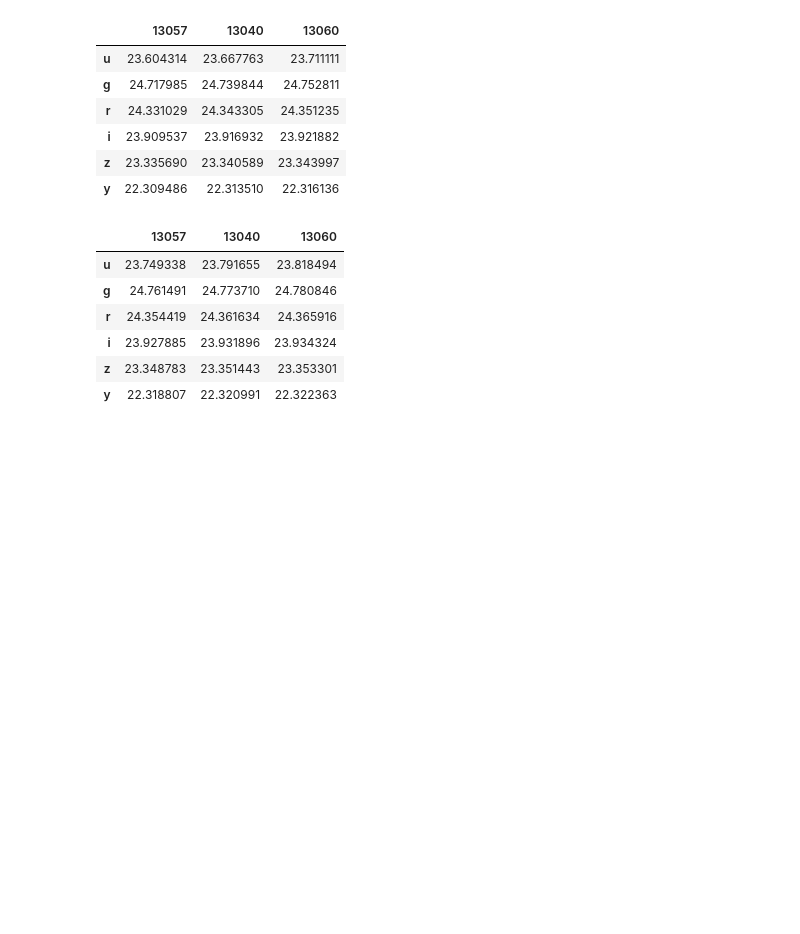
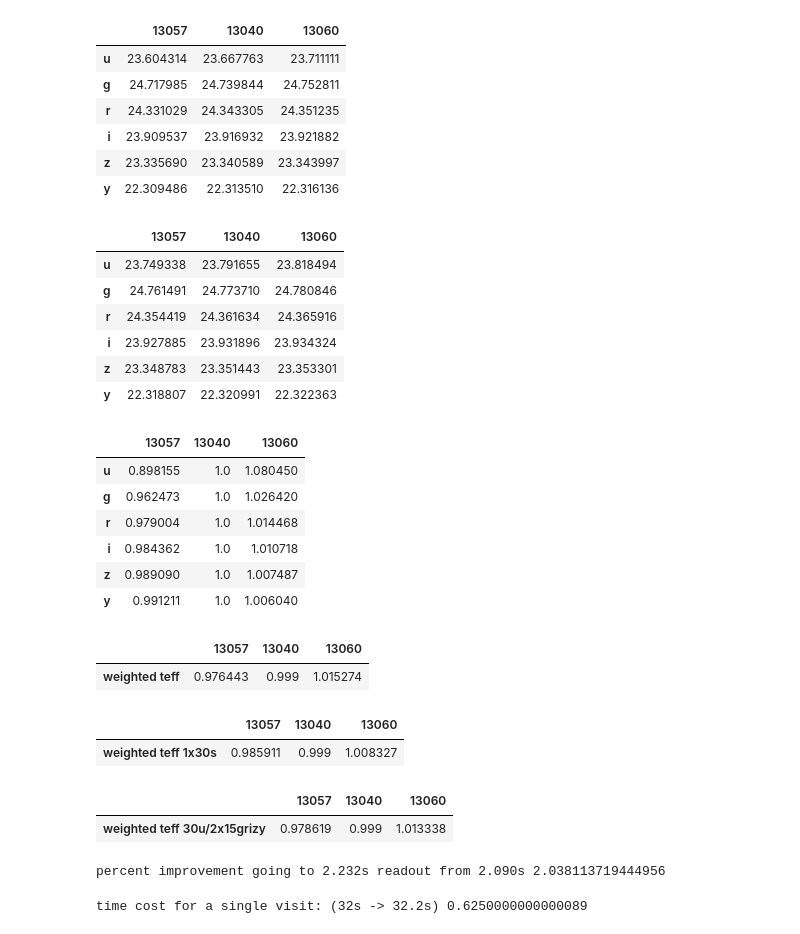
Before and after one commit to rhiannonlynne/f_factors, a Jupyter notebook: source/m5_by_amp/m5_all_amps.ipynb, the cells around one changed output. Drawn from its saved outputs; the diff is of its cells as text; code cells hidden in the pictures; blank space fills up the shorter version.

Commit message:
Add teff

```diff
--- a/source/m5_by_amp/m5_all_amps.ipynb
+++ b/source/m5_by_amp/m5_all_amps.ipynb
@@ -248,7 +249,23 @@ pd.DataFrame(med_130)
 | y | 22.318807 | 22.320991 | 22.322363 |
 # %%
 # Effective time:
+dtime_215 = {}
+dtime_130 = {}
 for s in series:
+    dtime_215[s] = {}
+    dtime_130[s] = {}
     for f in filterlist:
-        m5_215[s][f] =
-        m5_130[s][f] = np.array(m5_130[s][f])
+        dmag_215 = m5_215[s][f] - m5_215[13040][f]
+        dmag_130 = m5_130[s][f] - m5_130[13040][f]
+        dtime_215[s][f] = np.sum(np.power(10, 0.8 * (dmag_215)))/3021
+        dtime_130[s][f] = np.sum(np.power(10, 0.8 * (dmag_130)))/3021
+# %%
+pd.DataFrame(dtime_215)
+# %% [output]
+|  | 13057 | 13040 | 13060 |
+| u | 0.898155 | 1.0 | 1.080450 |
+| g | 0.962473 | 1.0 | 1.026420 |
+| r | 0.979004 | 1.0 | 1.014468 |
+| i | 0.984362 | 1.0 | 1.010718 |
+| z | 0.989090 | 1.0 | 1.007487 |
+| y | 0.991211 | 1.0 | 1.006040 |
@@ -254,0 +283,30 @@ for s in series:
+# %%
+pd.DataFrame(weighted_dtime_215, index=['weighted teff 2x15s'])
+# %% [output]
+|  | 13057 | 13040 | 13060 |
+| weighted teff | 0.976443 | 0.999 | 1.015274 |
+# %%
+pd.DataFrame(weighted_dtime_130, index=['weighted teff 1x30s'])
+# %% [output]
+|  | 13057 | 13040 | 13060 |
+| weighted teff 1x30s | 0.985911 | 0.999 | 1.008327 |
+# %%
+# 1x30s u band + 2x15s grizy
+weighted_dtime = {}
+for s in series:
+    weighted_dtime[s] = (dtime_130[s]['u'] * SRD_time_distribution['u'])
+    for f in ['g', 'r', 'i', 'z', 'y']:
+        weighted_dtime[s] += (dtime_215[s][f] * SRD_time_distribution[f])
+pd.DataFrame(weighted_dtime, index=['weighted teff 30u/2x15grizy'])
+# %% [output]
+|  | 13057 | 13040 | 13060 |
+| weighted teff 30u/2x15grizy | 0.978619 | 0.999 | 1.013338 |
+# %%
+print('percent improvement going to 2.232s readout from 2.090s',
+      (weighted_dtime[13057] - weighted_dtime[13040])*-100)
+# %% [output]
+percent improvement going to 2.232s readout from 2.090s 2.038113719444956
+# %%
+print('time cost for a single visit: (32s -> 32.2s)', (32.2-32)/32*100)
+# %% [output]
+time cost for a single visit: (32s -> 32.2s) 0.6250000000000089
```
Also changed, not shown: parts of 2 cells of this notebook.
